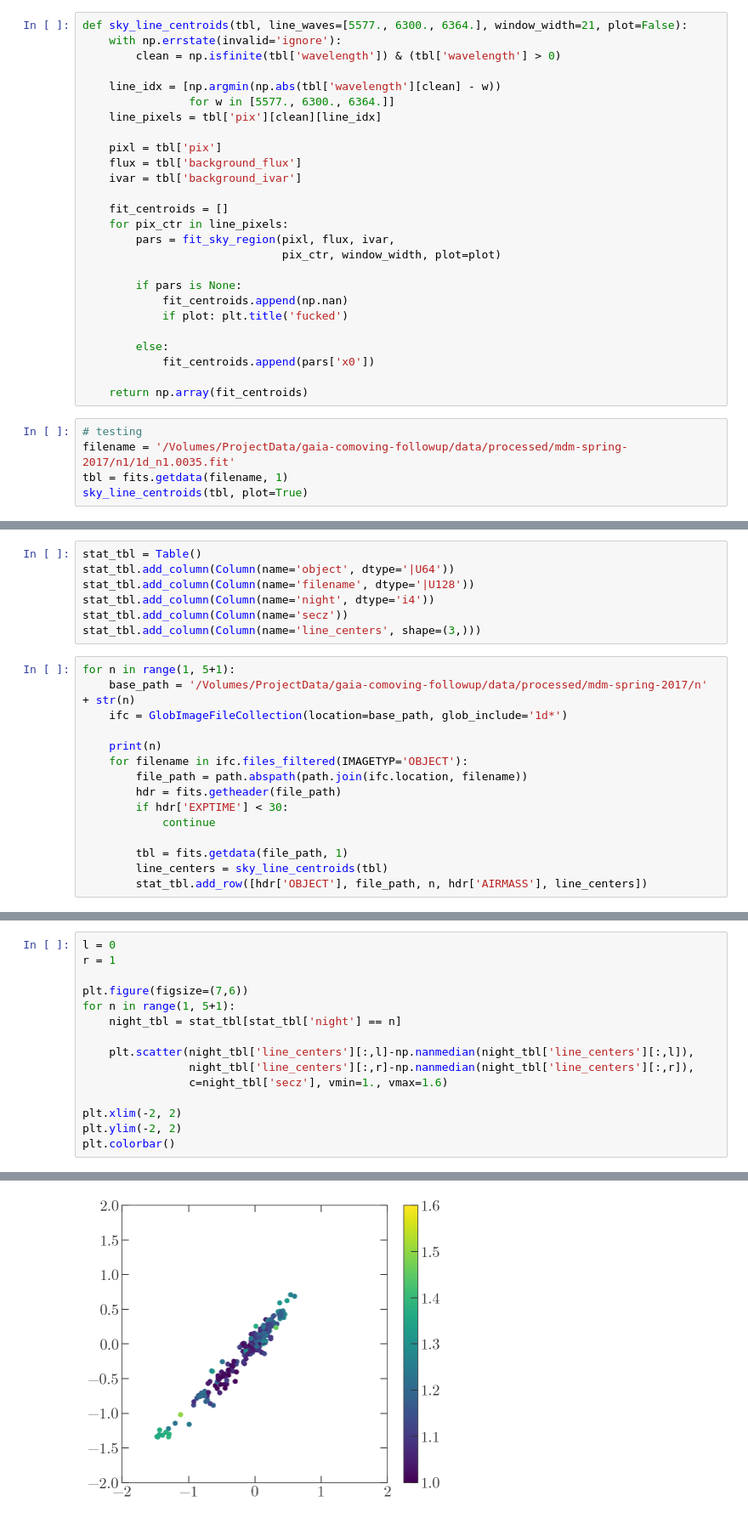
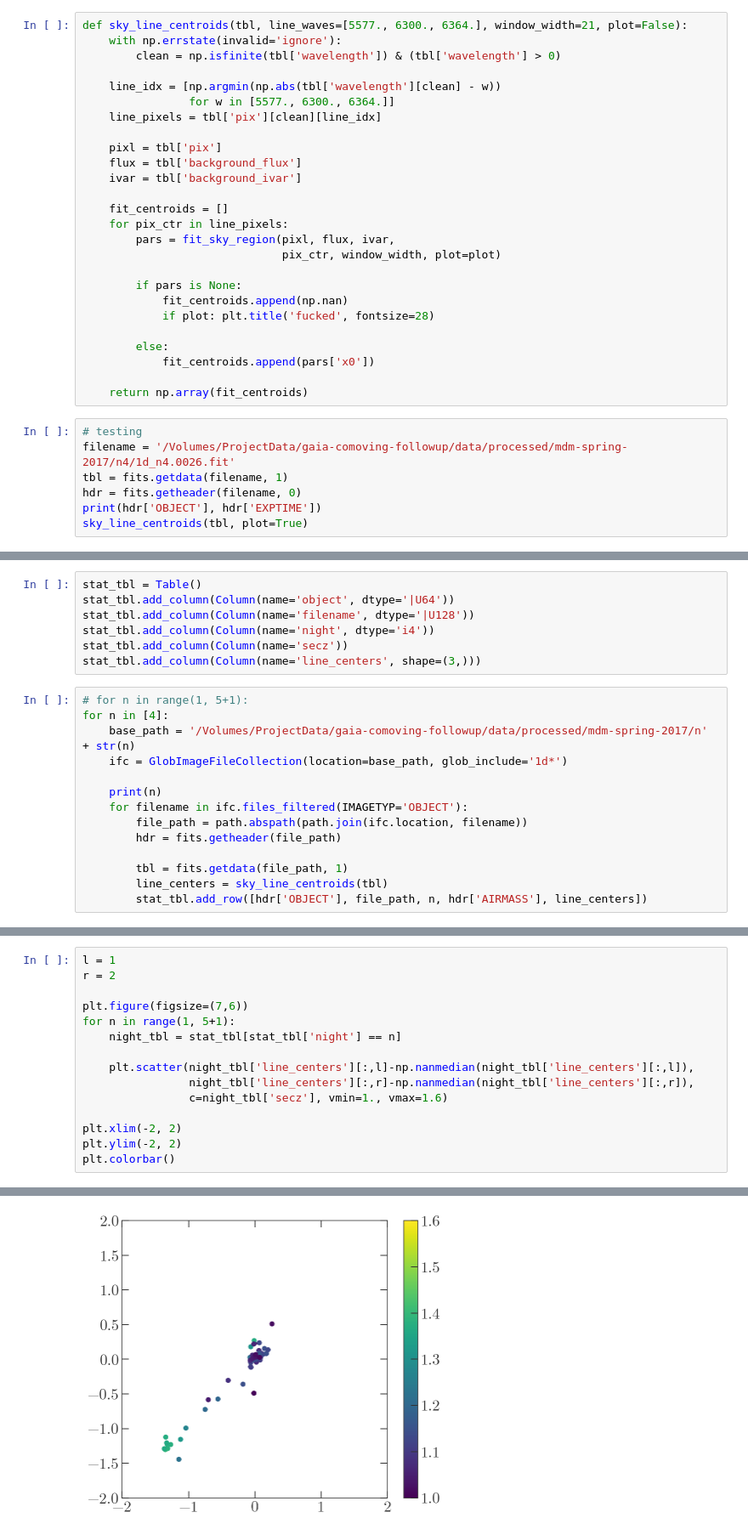
Before and after one commit to adrn/GaiaPairsFollowup, a Jupyter notebook: notebooks/Pointing model.ipynb, the cells around one changed output, grey strips where cells are left out. Shown: that part at 85% size. Saved outputs shown, nothing was run; the diff lists cells and outputs as text.

```diff
--- a/notebooks/Pointing model.ipynb
+++ b/notebooks/Pointing model.ipynb
@@ -114,7 +112,7 @@ def sky_line_centroids(tbl, line_waves=[5577., 6300., 6364.], window_width=21, p
 
         if pars is None:
             fit_centroids.append(np.nan)
-            if plot: plt.title('fucked')
+            if plot: plt.title('fucked', fontsize=28)
 
         else:
             fit_centroids.append(pars['x0'])
@@ -122,7 +120,9 @@ def sky_line_centroids(tbl, line_waves=[5577., 6300., 6364.], window_width=21, p
     return np.array(fit_centroids)
 # %%
 # testing
-filename = '/Volumes/ProjectData/gaia-comoving-followup/data/processed/mdm-spring-2017/n1/1d_n1.0035.fit'
+filename = '/Volumes/ProjectData/gaia-comoving-followup/data/processed/mdm-spring-2017/n4/1d_n4.0026.fit'
 tbl = fits.getdata(filename, 1)
+hdr = fits.getheader(filename, 0)
+print(hdr['OBJECT'], hdr['EXPTIME'])
 sky_line_centroids(tbl, plot=True)
 # %% [output]
@@ -144,7 +139,8 @@ stat_tbl.add_column(Column(name='night', dtype='i4'))
 stat_tbl.add_column(Column(name='secz'))
 stat_tbl.add_column(Column(name='line_centers', shape=(3,)))
 # %%
-for n in range(1, 5+1):
+# for n in range(1, 5+1):
+for n in [4]:
     base_path = '/Volumes/ProjectData/gaia-comoving-followup/data/processed/mdm-spring-2017/n' + str(n)
     ifc = GlobImageFileCollection(location=base_path, glob_include='1d*')
 
@@ -152,8 +148,6 @@ for n in range(1, 5+1):
     for filename in ifc.files_filtered(IMAGETYP='OBJECT'):
         file_path = path.abspath(path.join(ifc.location, filename))
         hdr = fits.getheader(file_path)
-        if hdr['EXPTIME'] < 30:
-            continue
 
         tbl = fits.getdata(file_path, 1)
         line_centers = sky_line_centroids(tbl)
@@ -167,18 +173,18 @@ for n in range(1, 5+1):
 # %%
-l = 0
-r = 1
+l = 1
+r = 2
 
 plt.figure(figsize=(7,6))
 for n in range(1, 5+1):
     night_tbl = stat_tbl[stat_tbl['night'] == n]
 
     plt.scatter(night_tbl['line_centers'][:,l]-np.nanmedian(night_tbl['line_centers'][:,l]),
                 night_tbl['line_centers'][:,r]-np.nanmedian(night_tbl['line_centers'][:,r]),
                 c=night_tbl['secz'], vmin=1., vmax=1.6)
 
 plt.xlim(-2, 2)
 plt.ylim(-2, 2)
 plt.colorbar()
 # %% [output]
 <matplotlib.colorbar.Colorbar at 0x...>
-[figure, old version]
+[figure, new version]
```
Also changed, not shown: parts of 9 cells of this notebook, 1 other file.
